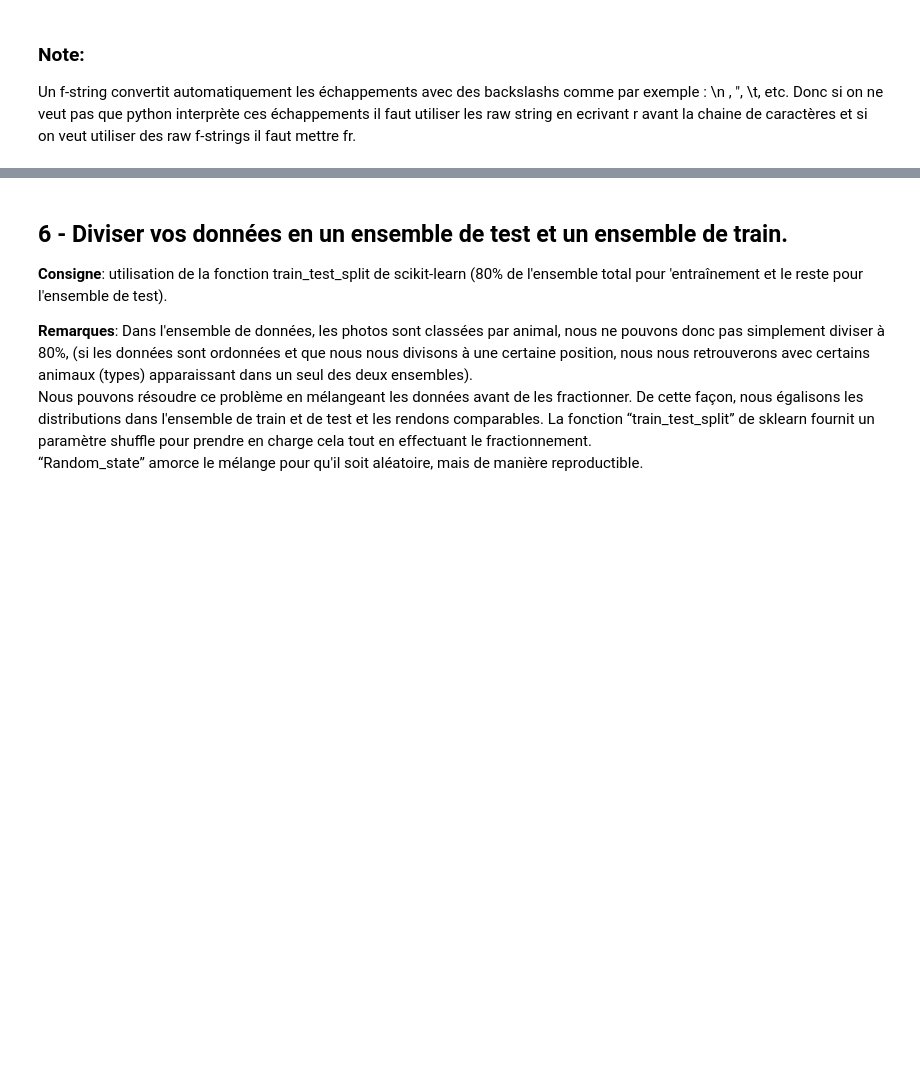
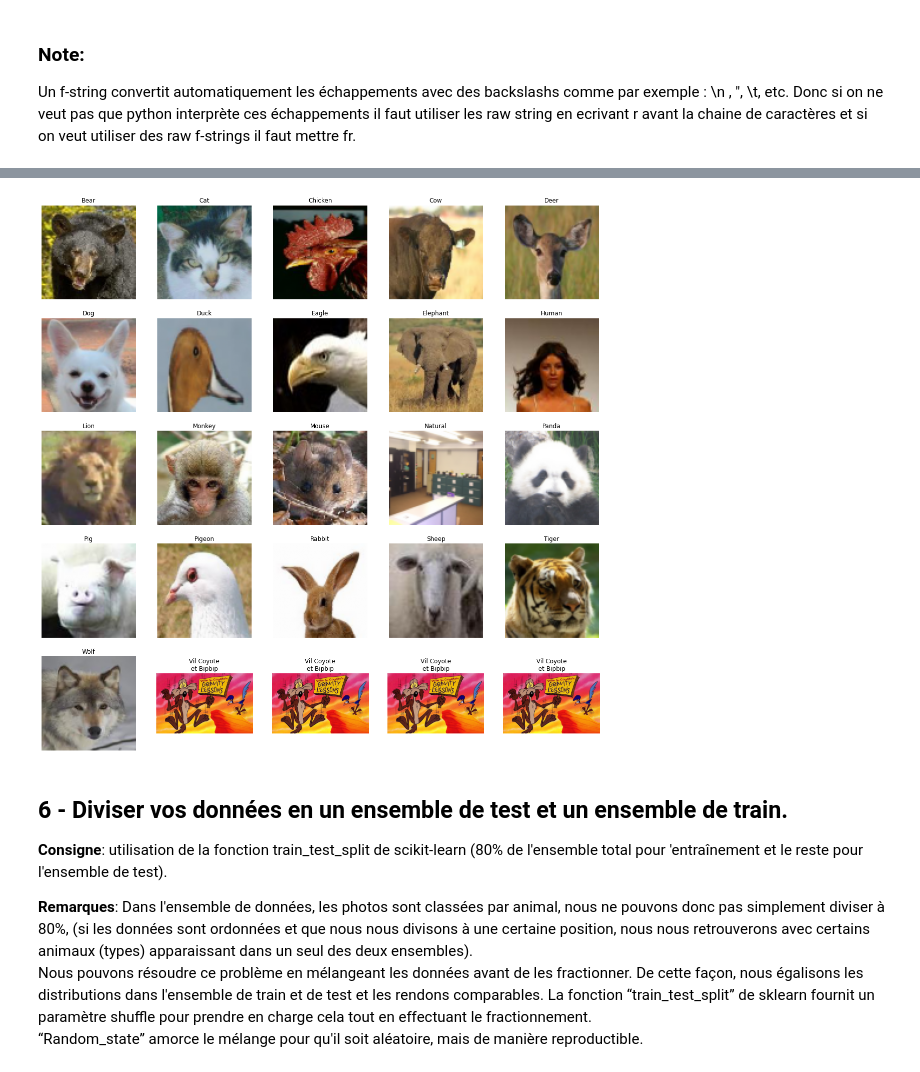
Before and after one commit to jpphi/brief14-Classification_Images, a Jupyter notebook: brief14-Classification_Images.ipynb, the cells around one changed output, grey strips where cells are left out. Saved outputs shown, nothing was run; the diff lists cells and outputs as text; code cells hidden in the pictures; blank space fills up the shorter version.

```diff
--- a/brief14-Classification_Images.ipynb
+++ b/brief14-Classification_Images.ipynb
@@ -156,7 +67,0 @@ Il y a pas mal d'animaux inclus dans le jeu de données, sélectionnez 8 classes
-# %%
-data = joblib.load("animal_faces_80x80px.pkl")
-
-# Problème de "Natural" libellé "Nat" à cause du "[:-4]" dans d_DATA['label'].append(el[:-4])
-for i,el in enumerate(data["label"]):
-    if el== "Nat":
-        data["label"][i]= "Natural"
@@ -310,3 +445,37 @@ for ax, label in zip(axes, labels):
+# %%
+l_labels = np.unique(data['label'])
+NB_PAR_LIGNE = 5
+NB_LIGNE= len(l_labels)//NB_PAR_LIGNE + int(len(l_labels) % NB_PAR_LIGNE != False) # si l_labels % NB_PAR_LIGNE n'est pas nul, il faut rajouter une ligne
+# print(l_labels, len(l_labels), NB_PAR_LIGNE, NB_LIGNE)
+
+# Création de l'espace d'affichage
+fig, axs = plt.subplots(NB_LIGNE, NB_PAR_LIGNE, figsize=(20, 20))
+
+for i, d in enumerate(l_labels):
+    ligne= i // NB_PAR_LIGNE
+    colone= i % NB_PAR_LIGNE
+
+    # On choisira une image au hasard appartenant à chaque groupe
+    base_indice = data['label'].index(d)
+    taille= data["label"].count(d)
+    alea= random.randint(0,taille-1)
+    #print(f"Label: {d}\tindice de base: {base_indice}\ttaille: {taille}\talea:{alea}")
+    image= data["data"][data['label'].index(d)+alea]
+
+    # Affichage des images
+    axs[ligne,colone].imshow(image)
+    axs[ligne,colone].axis('off')
+    axs[ligne,colone].set_title(d)
+
+img = imread(os.path.join("/home/jpphi/Documents/brief/brief14-Classification_Images/","coyotejp2.jpg"))
+#img_resized = resize(img, (LARGEUR, HAUTEUR), anti_aliasing=True)
+
+for i in range(1,NB_PAR_LIGNE):      # Terminons la dernière ligne !
+    axs[4,i].imshow(img)
+    axs[4,i].axis('off')
+    axs[4,i].set_title("Vil Coyote\net Bipbip")
+# %% [output]
+[figure, added]
 # %% [markdown]
 ## 6 - Diviser vos données en un ensemble de test et un ensemble de train.
 
```
Also changed, not shown: parts of 86 cells of this notebook, 9 other files.
